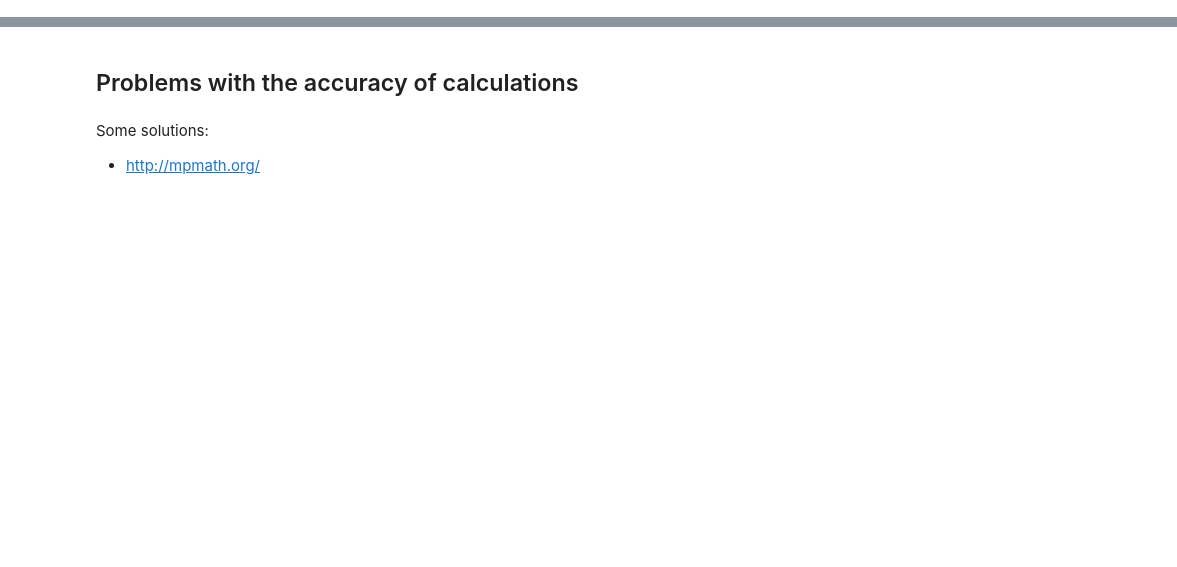
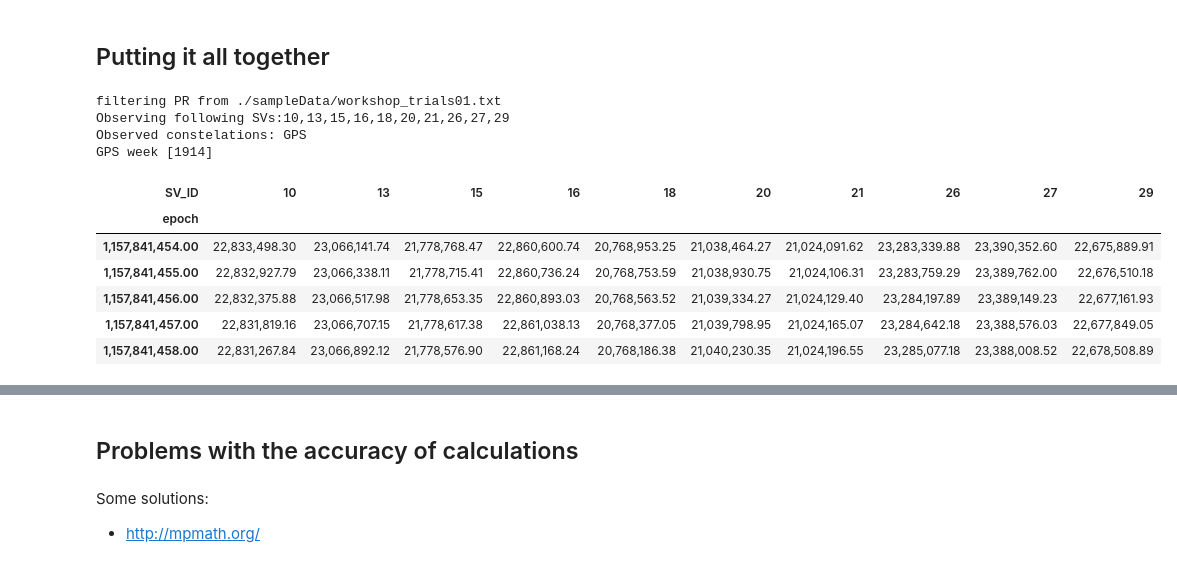
Before and after one commit to DfAC/AndroidGNSS, a Jupyter notebook: ProcessRanges.ipynb, the cells around one changed output, grey strips where cells are left out. Cells and saved outputs as stored; diff of their text form; code cells hidden in the pictures; blank space fills up the shorter version.

```diff
--- a/ProcessRanges.ipynb
+++ b/ProcessRanges.ipynb
@@ -136,0 +211,2 @@ plt.boxplot([tRx_ns,df_GNSS.ReceivedSvTimeNanos]);
+# %% [markdown]
+## Putting it all together
@@ -137 +236,20 @@ plt.boxplot([tRx_ns,df_GNSS.ReceivedSvTimeNanos]);
+# %%
+df_GNSS = readGNSSLogger(data_file)
+df_GNSS = df_GNSS[df_GNSS.ConstellationType==1]
+BasicInfo(df_GNSS)
+
+df_GNSS = CalculatePseudorange(df_GNSS)
+df_GNSS.tail()
+# %% [output]
+filtering PR from ./sampleData/workshop_trials01.txt
+Observing following SVs:10,13,15,16,18,20,21,26,27,29
+Observed constelations: GPS
+GPS week [1914]
+| SV_ID | 10 | 13 | 15 | 16 | 18 | 20 | 21 | 26 | 27 | 29 |
+| epoch |  |  |  |  |  |  |  |  |  |  |
+| 1,157,841,454.00 | 22,833,498.30 | 23,066,141.74 | 21,778,768.47 | 22,860,600.74 | 20,768,953.25 | 21,038,464.27 | 21,024,091.62 | 23,283,339.88 | 23,390,352.60 | 22,675,889.91 |
+| 1,157,841,455.00 | 22,832,927.79 | 23,066,338.11 | 21,778,715.41 | 22,860,736.24 | 20,768,753.59 | 21,038,930.75 | 21,024,106.31 | 23,283,759.29 | 23,389,762.00 | 22,676,510.18 |
+| 1,157,841,456.00 | 22,832,375.88 | 23,066,517.98 | 21,778,653.35 | 22,860,893.03 | 20,768,563.52 | 21,039,334.27 | 21,024,129.40 | 23,284,197.89 | 23,389,149.23 | 22,677,161.93 |
+| 1,157,841,457.00 | 22,831,819.16 | 23,066,707.15 | 21,778,617.38 | 22,861,038.13 | 20,768,377.05 | 21,039,798.95 | 21,024,165.07 | 23,284,642.18 | 23,388,576.03 | 22,677,849.05 |
+| 1,157,841,458.00 | 22,831,267.84 | 23,066,892.12 | 21,778,576.90 | 22,861,168.24 | 20,768,186.38 | 21,040,230.35 | 21,024,196.55 | 23,285,077.18 | 23,388,008.52 | 22,678,508.89 |
 # %%
```
Also changed, not shown: parts of 38 cells of this notebook, 1 other file.
